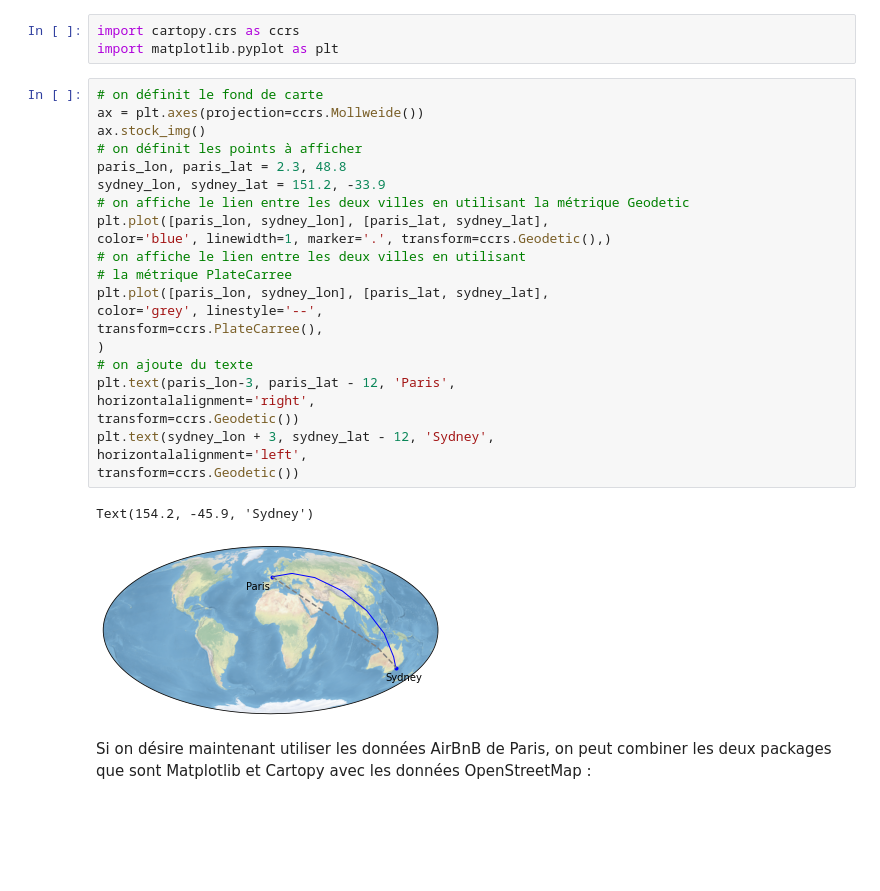
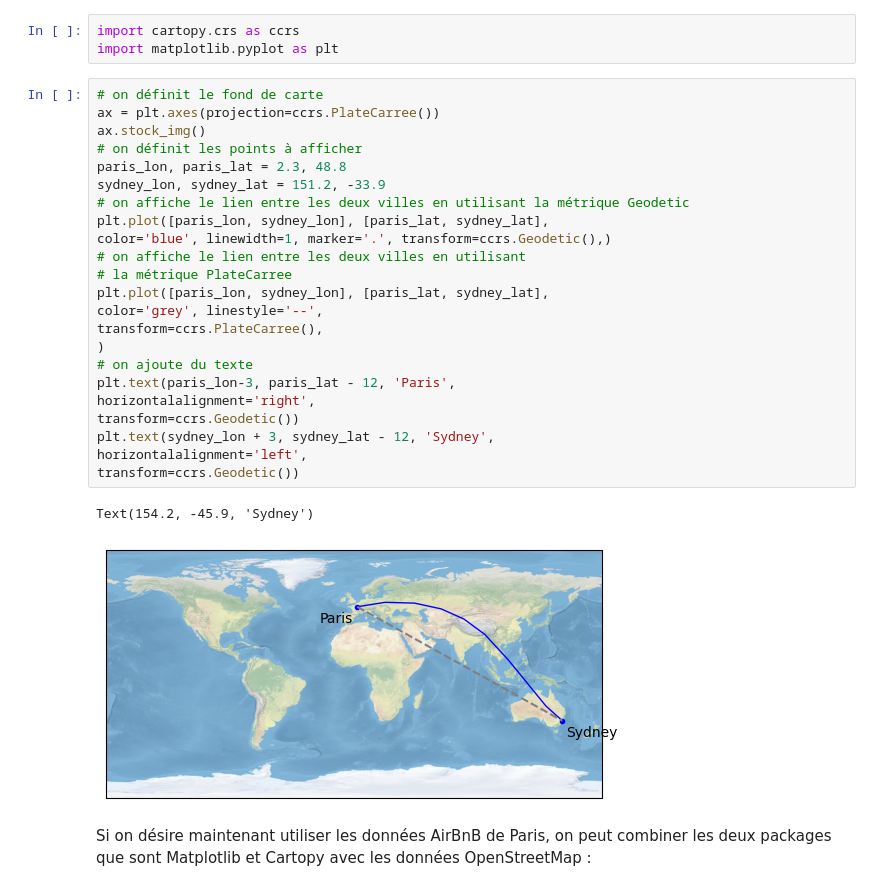
Before and after one commit to emjako/pythondatascientist, a Jupyter notebook: notebooks/05_02_Data_visualisation_cartographie.ipynb, the cells around one changed output. Drawn from its saved outputs; the diff is of its cells as text; blank space fills up the shorter version.

```diff
--- a/notebooks/05_02_Data_visualisation_cartographie.ipynb
+++ b/notebooks/05_02_Data_visualisation_cartographie.ipynb
@@ -22,30 +22,30 @@ import cartopy.crs as ccrs
 import matplotlib.pyplot as plt
 # %%
 # on définit le fond de carte
-ax = plt.axes(projection=ccrs.Mollweide())
+ax = plt.axes(projection=ccrs.PlateCarree())
 ax.stock_img()
 # on définit les points à afficher
 paris_lon, paris_lat = 2.3, 48.8
 sydney_lon, sydney_lat = 151.2, -33.9
 # on affiche le lien entre les deux villes en utilisant la métrique Geodetic
 plt.plot([paris_lon, sydney_lon], [paris_lat, sydney_lat],
 color='blue', linewidth=1, marker='.', transform=ccrs.Geodetic(),)
 # on affiche le lien entre les deux villes en utilisant
 # la métrique PlateCarree
 plt.plot([paris_lon, sydney_lon], [paris_lat, sydney_lat],
 color='grey', linestyle='--',
 transform=ccrs.PlateCarree(),
 )
 # on ajoute du texte
 plt.text(paris_lon-3, paris_lat - 12, 'Paris',
 horizontalalignment='right',
 transform=ccrs.Geodetic())
 plt.text(sydney_lon + 3, sydney_lat - 12, 'Sydney',
 horizontalalignment='left',
 transform=ccrs.Geodetic())
 # %% [output]
 Text(154.2, -45.9, 'Sydney')
-[figure, old version]
+[figure, new version]
 # %% [markdown]
 Si on désire maintenant utiliser les données AirBnB de Paris, on peut combiner les deux packages que sont Matplotlib et Cartopy avec les données OpenStreetMap :
 # %%
```
Also changed, not shown: parts of 2 cells of this notebook, 2 other files.
